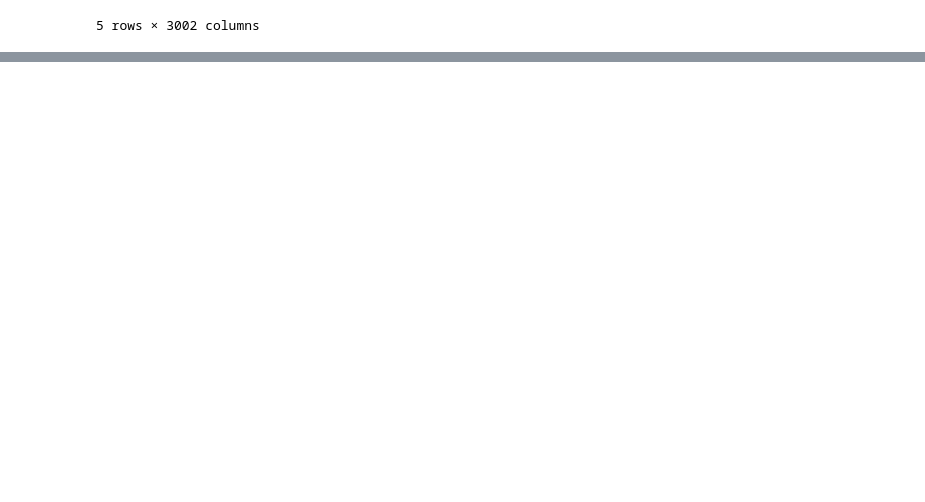
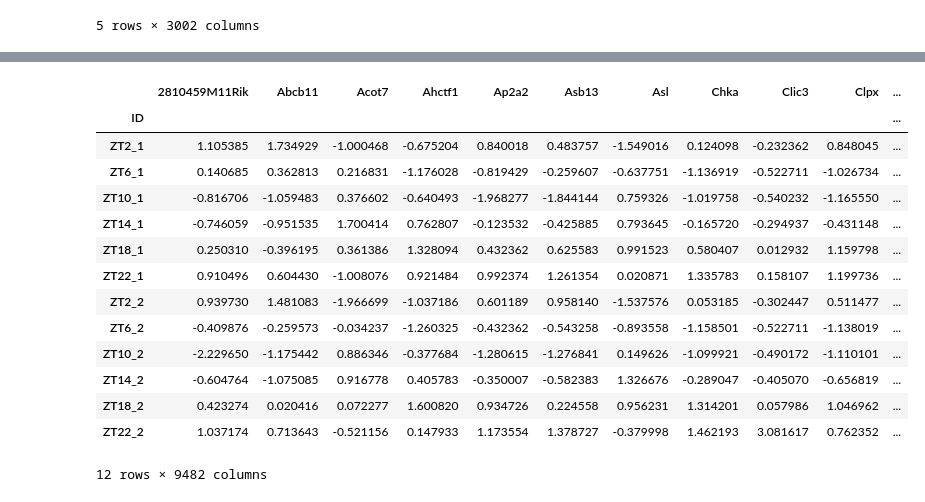
Before and after one commit to galopyz/hprc, a Jupyter notebook: Create_data.ipynb, the cells around one changed output, grey strips where cells are left out. Drawn from its saved outputs; the diff is of its cells as text; code cells hidden in the pictures; blank space fills up the shorter version.

Commit message:
Add bulk_data

```diff
--- a/Create_data.ipynb
+++ b/Create_data.ipynb
@@ -75,3 +92,22 @@ bulk_data['code'] = [0,1,2,3,4,5,0,1,2,3,4,5]
+# %%
+bulk_data.to_csv(path/'bulk_data.csv', index_label='ID')
+pd.read_csv(path/'bulk_data.csv', index_col='ID', low_memory=False)911
+# %% [output]
+|  | 2810459M11Rik | Abcb11 | Acot7 | Ahctf1 | Ap2a2 | Asb13 | Asl | Chka | Clic3 | Clpx | ... |
+| ID |  |  |  |  |  |  |  |  |  |  | ... |
+| ZT2_1 | 1.105385 | 1.734929 | -1.000468 | -0.675204 | 0.840018 | 0.483757 | -1.549016 | 0.124098 | -0.232362 | 0.848045 | ... |
+| ZT6_1 | 0.140685 | 0.362813 | 0.216831 | -1.176028 | -0.819429 | -0.259607 | -0.637751 | -1.136919 | -0.522711 | -1.026734 | ... |
+| ZT10_1 | -0.816706 | -1.059483 | 0.376602 | -0.640493 | -1.968277 | -1.844144 | 0.759326 | -1.019758 | -0.540232 | -1.165550 | ... |
+| ZT14_1 | -0.746059 | -0.951535 | 1.700414 | 0.762807 | -0.123532 | -0.425885 | 0.793645 | -0.165720 | -0.294937 | -0.431148 | ... |
+| ZT18_1 | 0.250310 | -0.396195 | 0.361386 | 1.328094 | 0.432362 | 0.625583 | 0.991523 | 0.580407 | 0.012932 | 1.159798 | ... |
+| ZT22_1 | 0.910496 | 0.604430 | -1.008076 | 0.921484 | 0.992374 | 1.261354 | 0.020871 | 1.335783 | 0.158107 | 1.199736 | ... |
+| ZT2_2 | 0.939730 | 1.481083 | -1.966699 | -1.037186 | 0.601189 | 0.958140 | -1.537576 | 0.053185 | -0.302447 | 0.511477 | ... |
+| ZT6_2 | -0.409876 | -0.259573 | -0.034237 | -1.260325 | -0.432362 | -0.543258 | -0.893558 | -1.158501 | -0.522711 | -1.138019 | ... |
+| ZT10_2 | -2.229650 | -1.175442 | 0.886346 | -0.377684 | -1.280615 | -1.276841 | 0.149626 | -1.099921 | -0.490172 | -1.110101 | ... |
+| ZT14_2 | -0.604764 | -1.075085 | 0.916778 | 0.405783 | -0.350007 | -0.582383 | 1.326676 | -0.289047 | -0.405070 | -0.656819 | ... |
+| ZT18_2 | 0.423274 | 0.020416 | 0.072277 | 1.600820 | 0.934726 | 0.224558 | 0.956231 | 1.314201 | 0.057986 | 1.046962 | ... |
+| ZT22_2 | 1.037174 | 0.713643 | -0.521156 | 0.147933 | 1.173554 | 1.378727 | -0.379998 | 1.462193 | 3.081617 | 0.762352 | ... |
+12 rows × 9482 columns
 # %%
 df2 = pd.DataFrame(np.random.normal(size=(15992, 9482)), columns=bulk_data.columns)
 df.reset_index(inplace=True)
```
Also changed, not shown: parts of 1 cell of this notebook.
